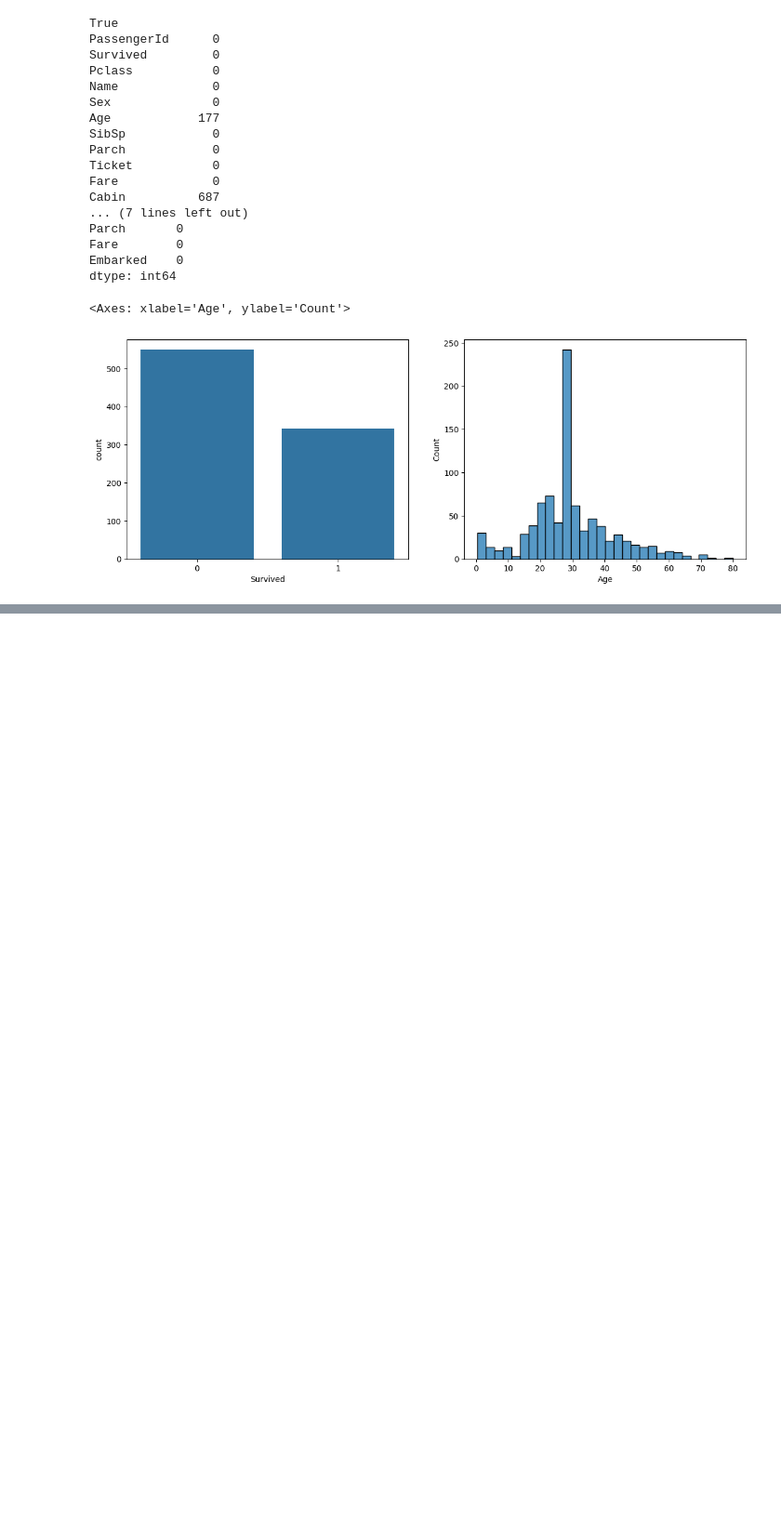
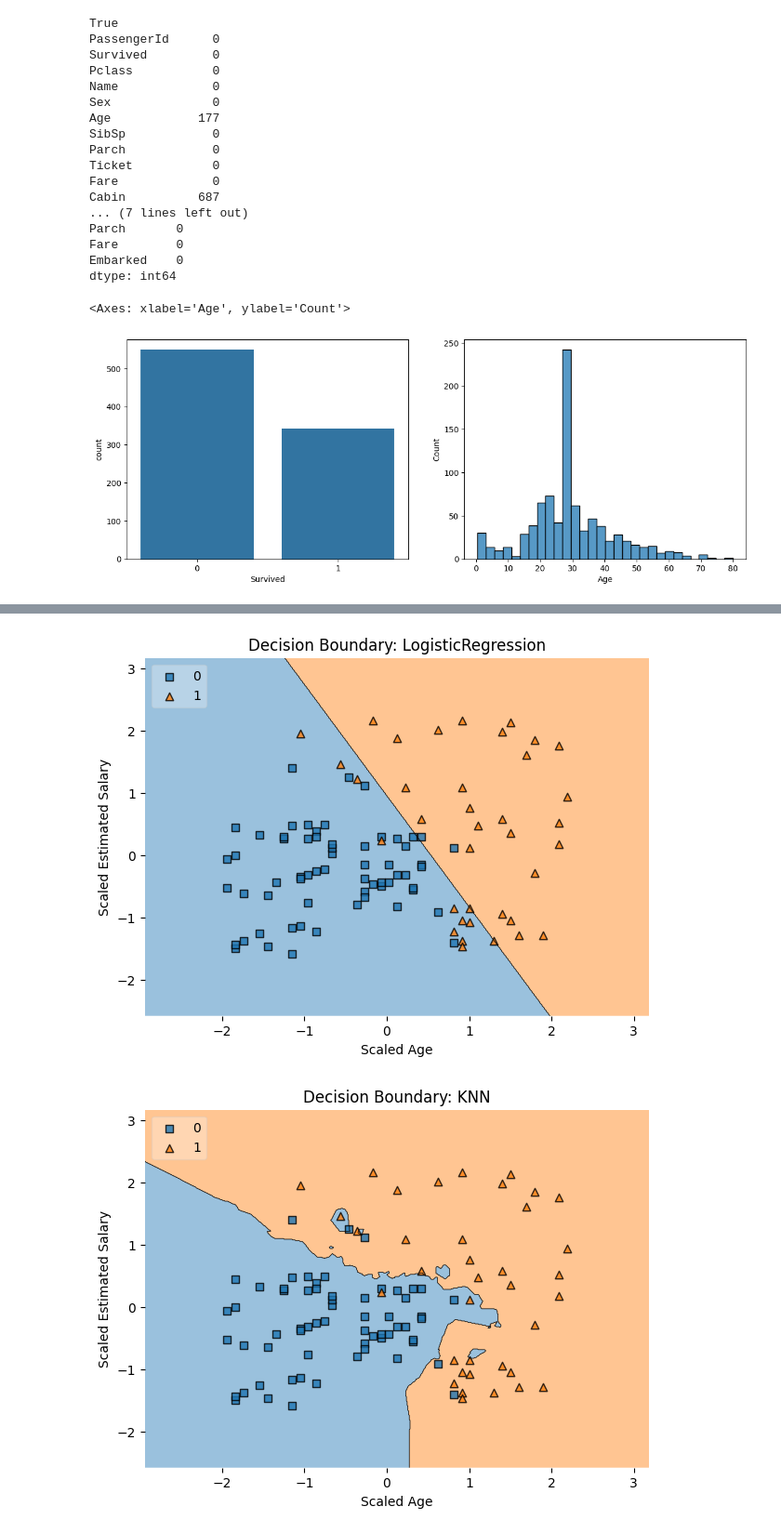
Before and after one commit to Lucid-Lifo/Data-Analysis-Using-Python, a Jupyter notebook: Lab_Study.ipynb, the cells around one changed output, grey strips where cells are left out. Shown at 93% size. Cells and saved outputs as stored; diff of their text form; code cells hidden in the pictures; blank space fills up the shorter version.

```diff
--- a/Lab_Study.ipynb
+++ b/Lab_Study.ipynb
@@ -119,0 +156,24 @@ dtype: int64
+# %%
+scalar=StandardScaler()
+X_train_scaled=scalar.fit_transform(X_train)
+X_test_scaled=scalar.fit_transform(X_test)
+# %%
+models={
+    "LogisticRegression":LogisticRegression(random_state=42),
+    "KNN":KNeighborsClassifier(n_neighbors=5),
+    "SVM":SVC(kernel='rbf',random_state=42)
+
+}
+# %%
+for name,model in models.items():
+  model.fit(X_train_scaled,Y_train)
+  y_pred=model.predict(X_test_scaled)
+
+  accuracy=accuracy_score(Y_test,y_pred)
+  report=classification_report(Y_test,y_pred)
+  print(f"--- {name} ---")
+  print(f"Accuracy: {accuracy:.4f}")
+  print("Classification Report:")
+  print(report)
+  print("Confusion Matrix:")
+  print(confusion_matrix(Y_test, y_pred))
@@ -119,0 +198,9 @@ dtype: int64
+# %%
+X_vis=df[['Age','EstimatedSalary']]
+y_vis=df['Purchased']
+
+X_train_vis, X_test_vis, y_train_vis, y_test_vis = train_test_split(
+    X_vis, y_vis, test_size=0.25, random_state=42)
+scaler_vis = StandardScaler()
+X_train_vis_scaled = scaler_vis.fit_transform(X_train_vis)
+X_test_vis_scaled = scaler_vis.transform(X_test_vis)
@@ -119,0 +209,15 @@ dtype: int64
+# %%
+# Train and plot decision boundaries on the 2D visualization dataset
+y_test_vis_np = y_test_vis.to_numpy()
+
+for name, model in models.items():
+    model.fit(X_train_vis_scaled, y_train_vis)
+    plt.figure(figsize=(7,5))
+    plot_decision_regions(X_test_vis_scaled, y_test_vis_np, clf=model, legend=2)
+    plt.xlabel("Scaled Age")
+    plt.ylabel("Scaled Estimated Salary")
+    plt.title(f"Decision Boundary: {name}")
+    plt.show()
+# %% [output]
+[figure, added]
+[figure, added]
```
Also changed, not shown: parts of 9 cells of this notebook.
